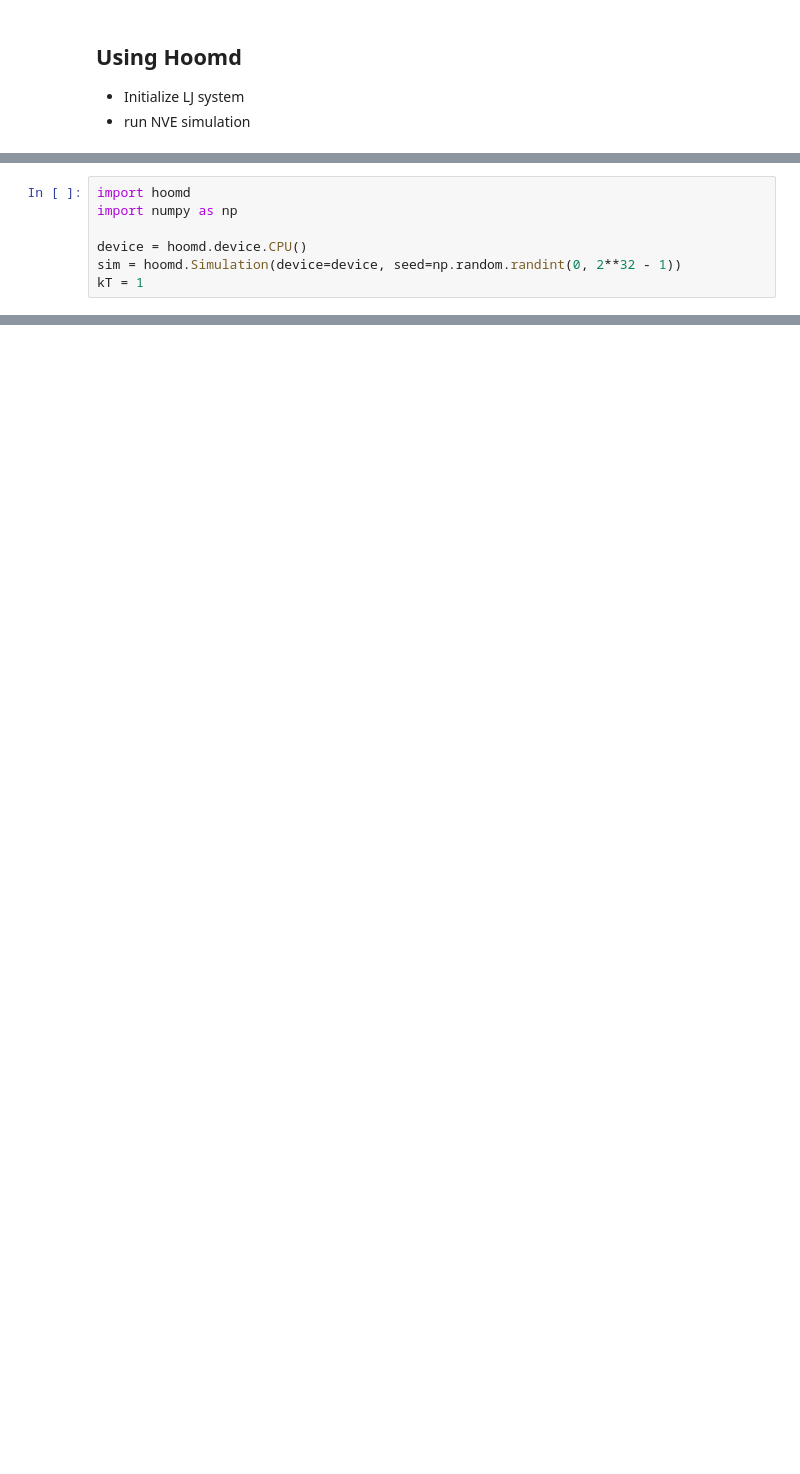
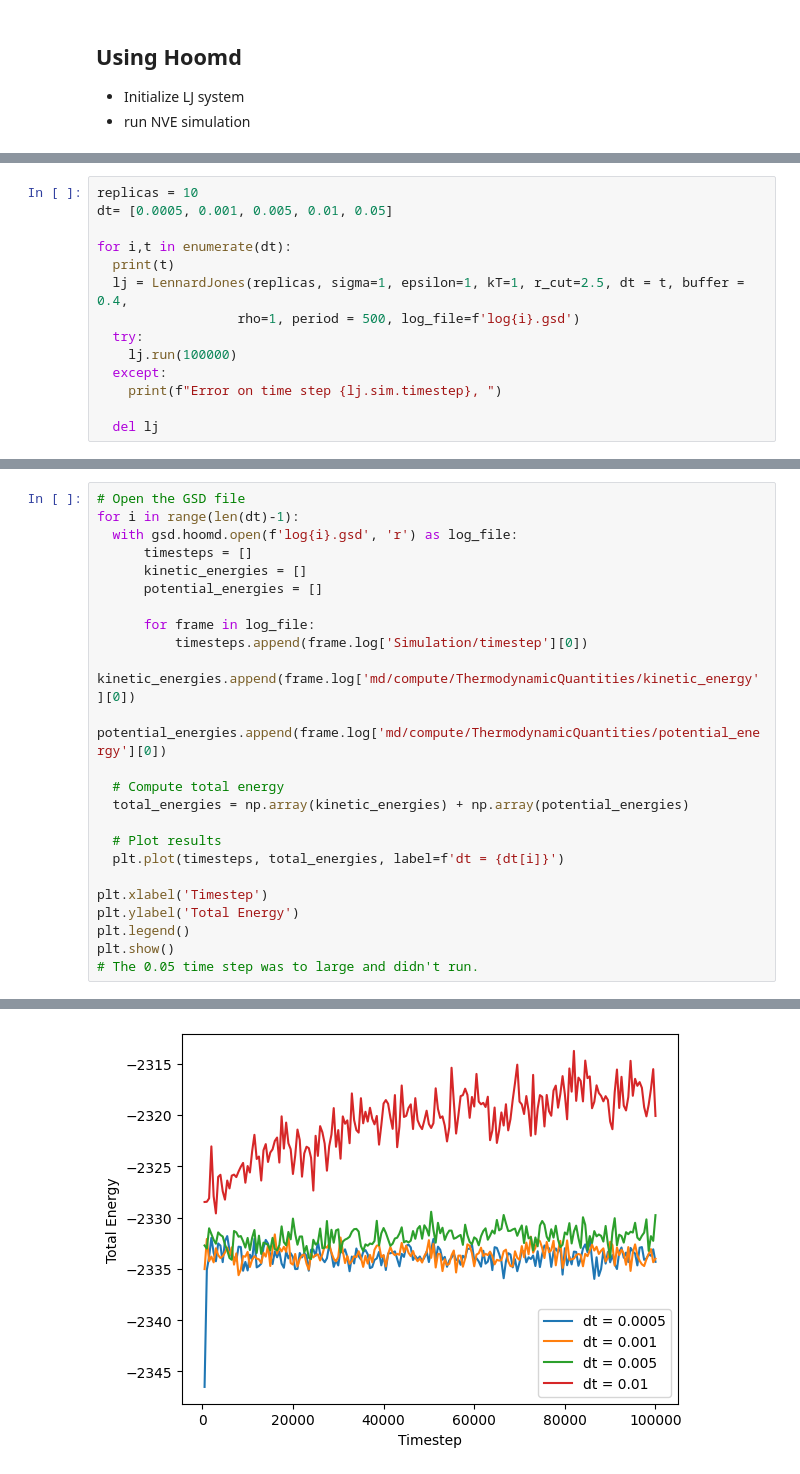
Before and after one commit to shawk17/563-shawk17, a Jupyter notebook: Hoomd_Notes.ipynb, the cells around one changed output, grey strips where cells are left out. Drawn from its saved outputs; the diff is of its cells as text; blank space fills up the shorter version.

```diff
--- a/Hoomd_Notes.ipynb
+++ b/Hoomd_Notes.ipynb
@@ -182,7 +94,0 @@ orientation = [(1,0,0,0)] * N_particles
-# %%
-import hoomd
-import numpy as np
-
-device = hoomd.device.CPU()
-sim = hoomd.Simulation(device=device, seed=np.random.randint(0, 2**32 - 1))
-kT = 1
@@ -213,0 +170,14 @@ sim.create_state_from_gsd(filename='initial_state.gsd')
+# %%
+replicas = 10
+dt= [0.0005, 0.001, 0.005, 0.01, 0.05]
+
+for i,t in enumerate(dt):
+  print(t)
+  lj = LennardJones(replicas, sigma=1, epsilon=1, kT=1, r_cut=2.5, dt = t, buffer = 0.4,
+                  rho=1, period = 500, log_file=f'log{i}.gsd')
+  try:
+    lj.run(100000)
+  except:
+    print(f"Error on time step {lj.sim.timestep}, ")
+
+  del lj
@@ -213,0 +203,25 @@ sim.create_state_from_gsd(filename='initial_state.gsd')
+# %%
+# Open the GSD file
+for i in range(len(dt)-1):
+  with gsd.hoomd.open(f'log{i}.gsd', 'r') as log_file:
+      timesteps = []
+      kinetic_energies = []
+      potential_energies = []
+
+      for frame in log_file:
+          timesteps.append(frame.log['Simulation/timestep'][0])
+          kinetic_energies.append(frame.log['md/compute/ThermodynamicQuantities/kinetic_energy'][0])
+          potential_energies.append(frame.log['md/compute/ThermodynamicQuantities/potential_energy'][0])
+
+  # Compute total energy
+  total_energies = np.array(kinetic_energies) + np.array(potential_energies)
+
+  # Plot results
+  plt.plot(timesteps, total_energies, label=f'dt = {dt[i]}')
+
+plt.xlabel('Timestep')
+plt.ylabel('Total Energy')
+plt.legend()
+plt.show()
+# The 0.05 time step was to large and didn't run.
+# %% [output]
@@ -213,0 +229 @@ sim.create_state_from_gsd(filename='initial_state.gsd')
+[figure, added]
```
Also changed, not shown: parts of 16 cells of this notebook.
